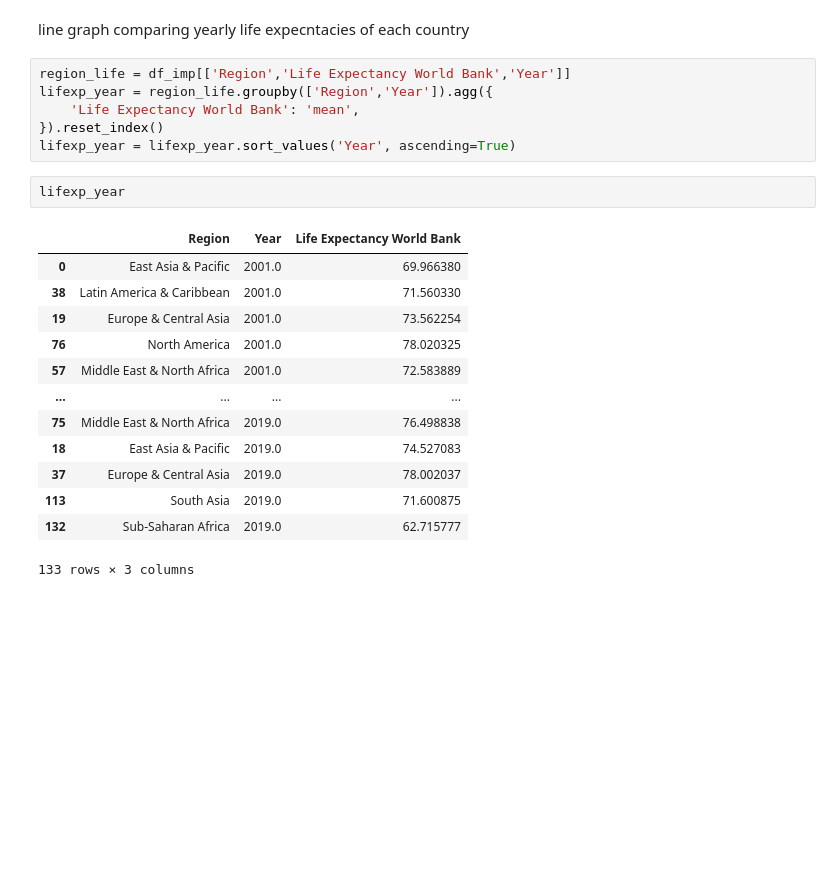
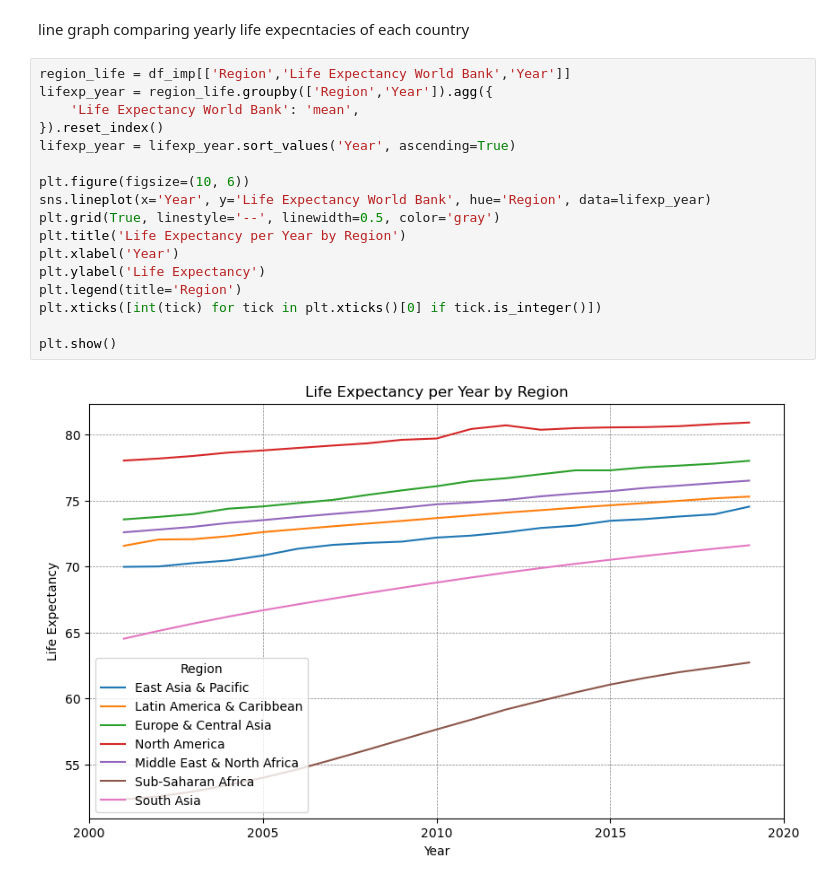
Before and after one commit to JericoEndaya/Life_expectancy, a Jupyter notebook: life_expecetancy.ipynb, the cells around one changed output. Drawn from its saved outputs; the diff is of its cells as text; blank space fills up the shorter version.

Commit message:
Addition of correlation matrix and life expectancy over time

```diff
--- a/life_expecetancy.ipynb
+++ b/life_expecetancy.ipynb
@@ -234,22 +214,19 @@ line graph comparing yearly life expecntacies of each country
 # %%
 region_life = df_imp[['Region','Life Expectancy World Bank','Year']]
 lifexp_year = region_life.groupby(['Region','Year']).agg({
     'Life Expectancy World Bank': 'mean',
 }).reset_index()
 lifexp_year = lifexp_year.sort_values('Year', ascending=True)
+
+plt.figure(figsize=(10, 6))
+sns.lineplot(x='Year', y='Life Expectancy World Bank', hue='Region', data=lifexp_year)
+plt.grid(True, linestyle='--', linewidth=0.5, color='gray')
+plt.title('Life Expectancy per Year by Region')
+plt.xlabel('Year')
+plt.ylabel('Life Expectancy')
+plt.legend(title='Region')
+plt.xticks([int(tick) for tick in plt.xticks()[0] if tick.is_integer()])
+
+plt.show()
+# %% [output]
+[figure, added]
-# %%
-lifexp_year
-# %% [output]
-|  | Region | Year | Life Expectancy World Bank |
-| 0 | East Asia & Pacific | 2001.0 | 69.966380 |
-| 38 | Latin America & Caribbean | 2001.0 | 71.560330 |
-| 19 | Europe & Central Asia | 2001.0 | 73.562254 |
-| 76 | North America | 2001.0 | 78.020325 |
-| 57 | Middle East & North Africa | 2001.0 | 72.583889 |
-| ... | ... | ... | ... |
-| 75 | Middle East & North Africa | 2019.0 | 76.498838 |
-| 18 | East Asia & Pacific | 2019.0 | 74.527083 |
-| 37 | Europe & Central Asia | 2019.0 | 78.002037 |
-| 113 | South Asia | 2019.0 | 71.600875 |
-| 132 | Sub-Saharan Africa | 2019.0 | 62.715777 |
-133 rows × 3 columns
```
Also changed, not shown: parts of 7 cells of this notebook.
